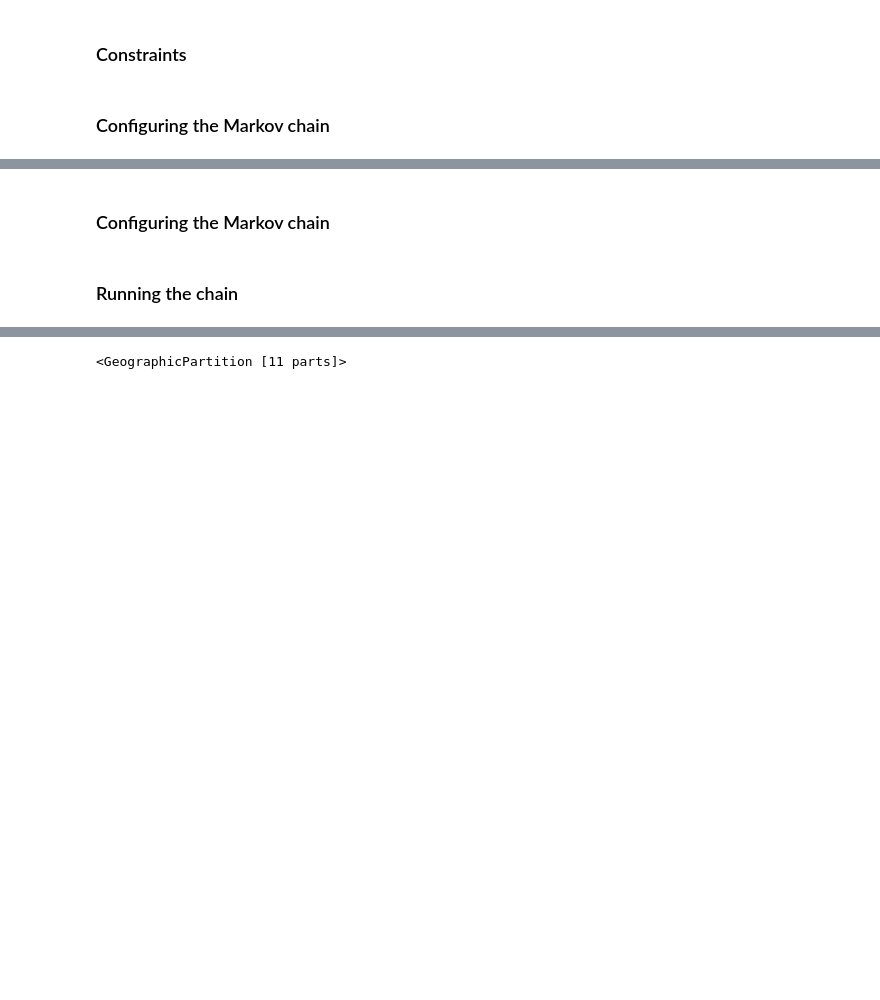
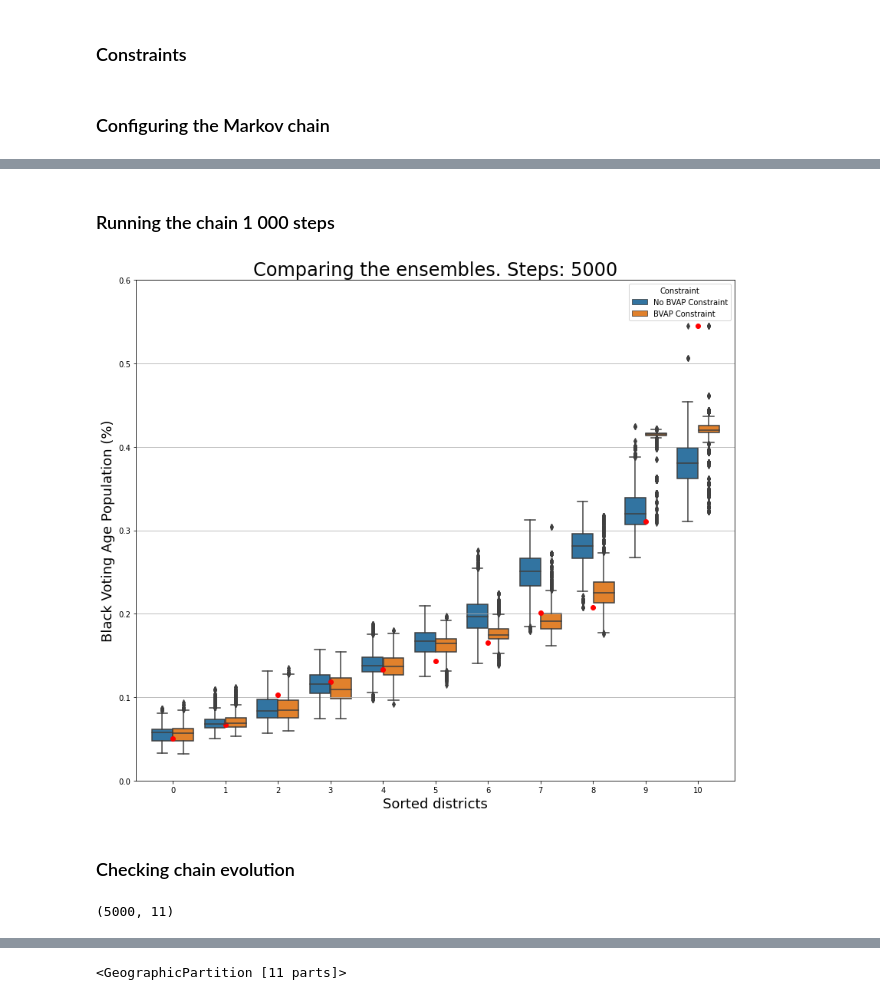
Before and after one commit to RahulReady/Redistricting-Project, a Jupyter notebook: BVAP.ipynb, the cells around one changed output, grey strips where cells are left out. Saved outputs shown, nothing was run; the diff lists cells and outputs as text; code cells hidden in the pictures; blank space fills up the shorter version.

```diff
--- a/BVAP.ipynb
+++ b/BVAP.ipynb
@@ -191,10 +126,6 @@ compactness_bound = constraints.UpperBound(
 )
 pop_constraint = \
 constraints.within_percent_of_ideal_population(initial_partition, 0.05)
-# %%
-global BVAP_MIN
-best = 2
-BVAP_MIN = sorted(initial_partition['BVAP_population'].values(), reverse=True)[best]
 # %%
 def minBVAP(partition, pop_key="BVAP_population", best=2, min_fraction_BVAP=0.4):
 
@@ -233,2 +220,2 @@ We must find a way to preserve the max value of the old partition instead of tak
 # %% [markdown]
-### Configuring the Markov chain
+### Running the chain 1 000 steps
@@ -243,2 +222,46 @@ chain = MarkovChain(
+# %%
+# Run the chain, putting the sorted Asian voting age population percentages
+# into a pandas DataFrame for analysis and plotting.
+# This will take about 10 minutes.
+
+black_vpop_normal = pd.DataFrame(
+    sorted(partition["VPOP"].percents("Black"))
+    for partition in chain
+)
+
+black_vpop_constraint = pd.DataFrame(
+    sorted(partition["VPOP"].percents("Black"))
+    for partition in chain_BVAP
+)
+# %%
+cdf = pd.concat([black_vpop_normal.assign(Constraint="No BVAP Constraint"), black_vpop_constraint.assign(Constraint="BVAP Constraint")]) # CONCATENATE
+mdf = pd.melt(cdf, id_vars=['Constraint'], var_name=['Number']) # MELT
+# %%
+fig, ax = plt.subplots(figsize=(14, 12))
+
+# Draw 50% line
+ax.grid()
+#ax.axhline(0.5, color="#cccccc")
+
+# Draw boxplot
+sns.boxplot(x="Number", y="value", hue="Constraint", data=mdf)
+
+# Draw initial plan's Democratic vote %s (.iloc[0] gives the first row)
+plt.plot(black_vpop_normal.iloc[0], "ro")
+
+# Annotate
+ax.set_title(f"Comparing the ensembles. Steps: {steps}", fontsize=24)
+ax.set_ylabel("Black Voting Age Population (%)", fontsize=18)
+ax.set_xlabel("Sorted districts", fontsize=18)
+ax.set_ylim(0, 0.6)
+ax.set_yticks(np.arange(0, 0.7, 0.1))
+
+plt.show()
+# %% [output]
+[figure, added]
 # %% [markdown]
-### Running the chain
+### Checking chain evolution
+# %%
+black_vpop_normal.shape
+# %% [output]
+(5000, 11)
```
Also changed, not shown: parts of 24 cells of this notebook.
